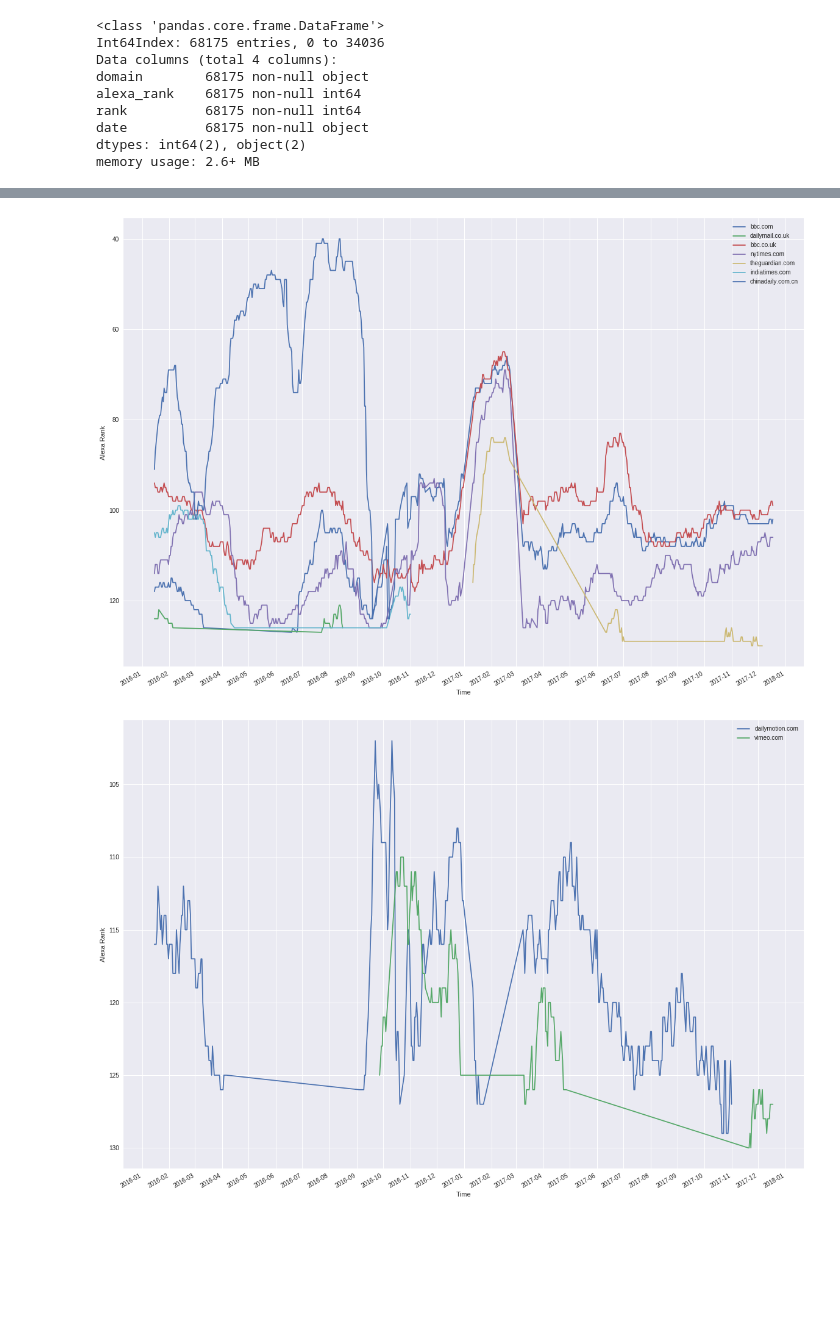
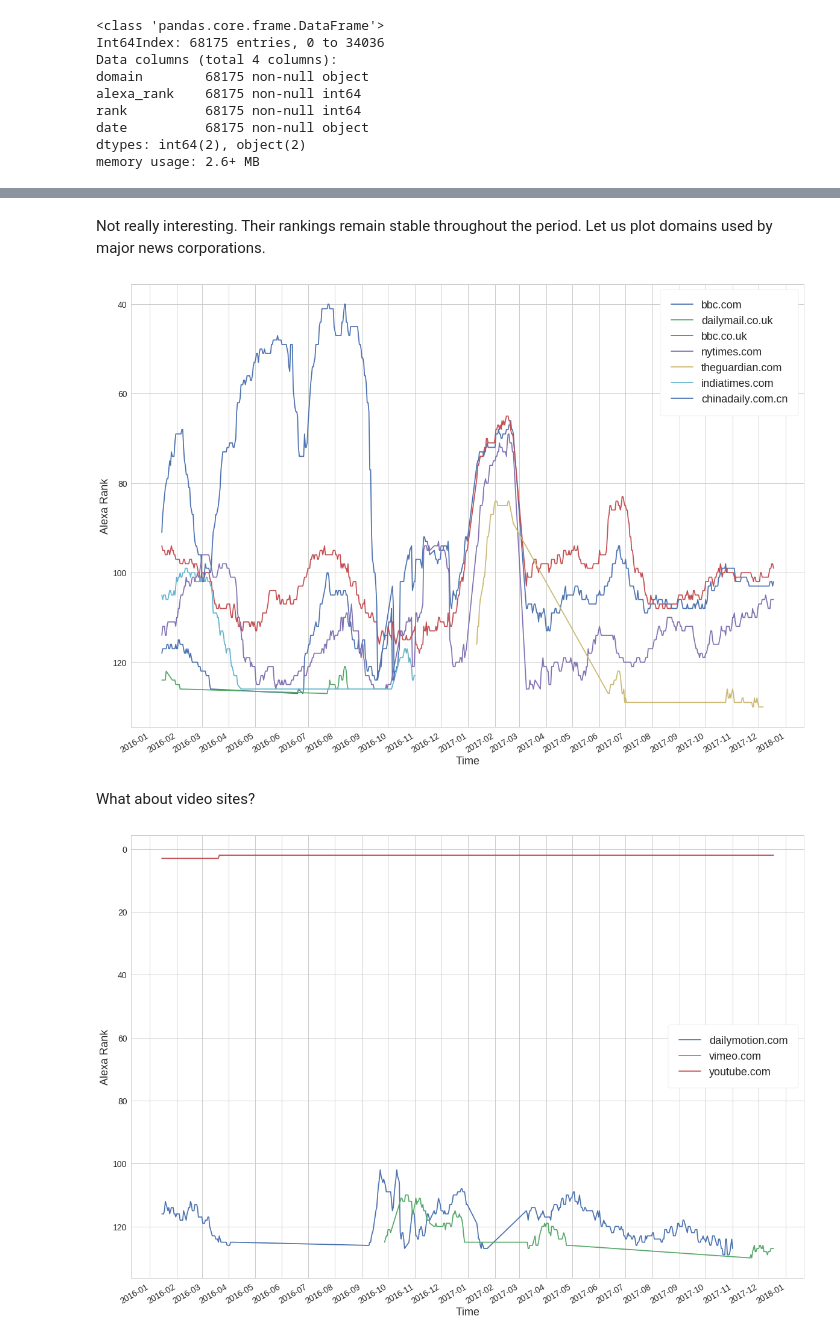
Before and after one commit to sheikhomar/mako, a Jupyter notebook: notebooks/03-oas-top-non-google-domains.ipynb, the cells around one changed output, grey strips where cells are left out. Drawn from its saved outputs; the diff is of its cells as text; code cells hidden in the pictures; blank space fills up the shorter version.

```diff
--- a/notebooks/03-oas-top-non-google-domains.ipynb
+++ b/notebooks/03-oas-top-non-google-domains.ipynb
@@ -13,0 +3,25 @@ from datetime import datetime
+# %%
+import numpy as np
+import pandas as pd
+import matplotlib.pyplot as plt
+import seaborn as sns
+import matplotlib.dates as mdates
+import glob
+
+from datetime import datetime
+
+%matplotlib inline
+
+plt.style.use('seaborn-whitegrid')
+
+SMALL_SIZE = 14
+MEDIUM_SIZE = 18
+BIGGER_SIZE = 22
+
+plt.rc('font', size=SMALL_SIZE)          # controls default text sizes
+plt.rc('axes', titlesize=SMALL_SIZE)     # fontsize of the axes title
+plt.rc('axes', labelsize=MEDIUM_SIZE)    # fontsize of the x and y labels
+plt.rc('xtick', labelsize=SMALL_SIZE)    # fontsize of the tick labels
+plt.rc('ytick', labelsize=SMALL_SIZE)    # fontsize of the tick labels
+plt.rc('legend', fontsize=MEDIUM_SIZE)    # legend fontsize
+plt.rc('figure', titlesize=BIGGER_SIZE)  # fontsize of the figure title
@@ -70,7 +87,7 @@ def draw_plot(df, domains):
     #ax.set_xlim(datemin, datemax)
 
     ax.grid(True)
-    ax.legend(loc=0)
+    ax.legend(loc=0, frameon=True, framealpha=1, borderpad=1)
 
     ax.set_ylabel('Alexa Rank')
     ax.set_xlabel('Time')
@@ -134,10 +108,14 @@ array(['facebook.com', 'youtube.com', 'baidu.com', 'yahoo.com',
+# %% [markdown]
+Not really interesting. Their rankings remain stable throughout the period. Let us plot domains used by major news corporations.
 # %%
 domains = ['bbc.com', 'dailymail.co.uk', 'bbc.co.uk', 'nytimes.com', 'theguardian.com', 'indiatimes.com', 'chinadaily.com.cn']
 draw_plot(df, domains)
 # %% [output]
-[figure, old version]
+[figure, new version]
+# %% [markdown]
+What about video sites?
 # %%
-domains = ['dailymotion.com', 'vimeo.com']
+domains = ['dailymotion.com', 'vimeo.com', 'youtube.com']
 draw_plot(df, domains)
 # %% [output]
-[figure, old version]
+[figure, new version]
```
Also changed, not shown: parts of 14 cells of this notebook.
